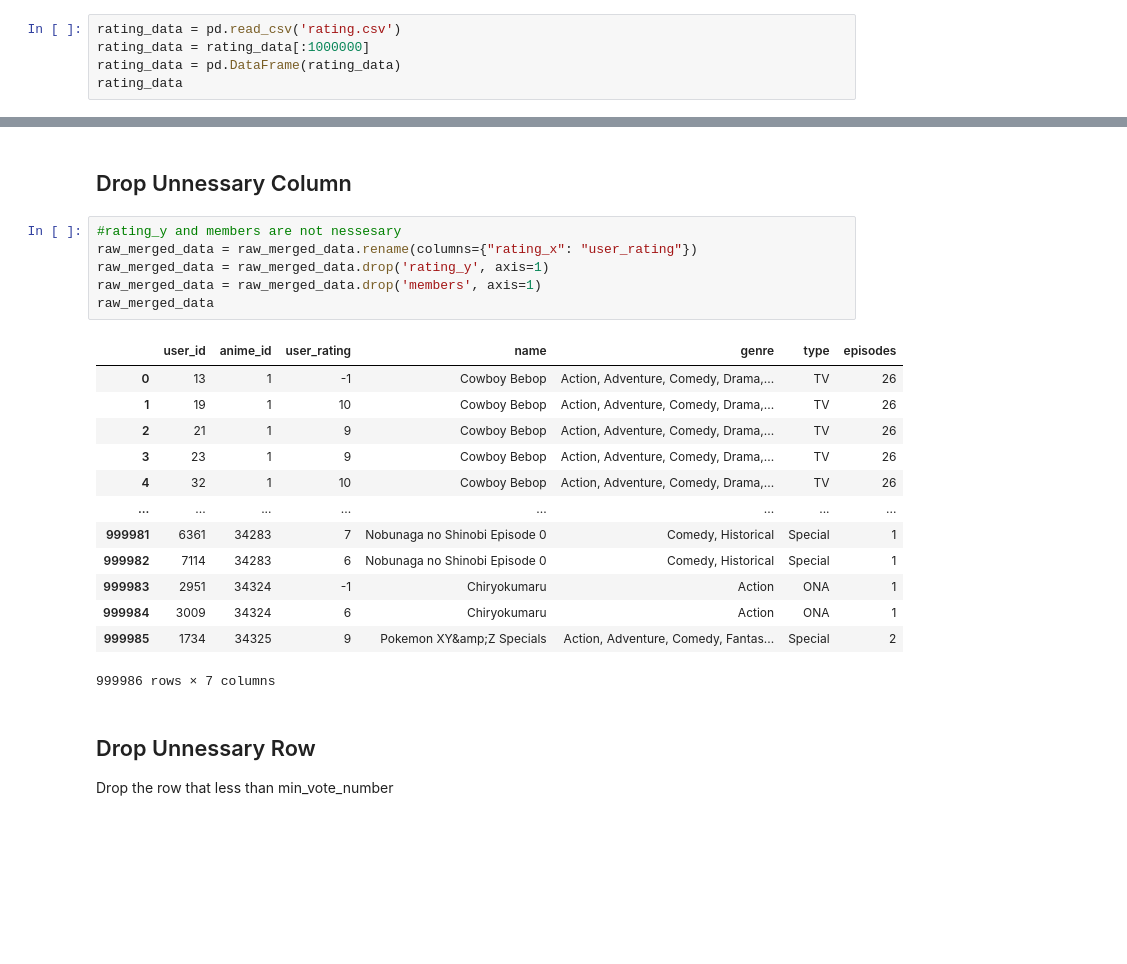
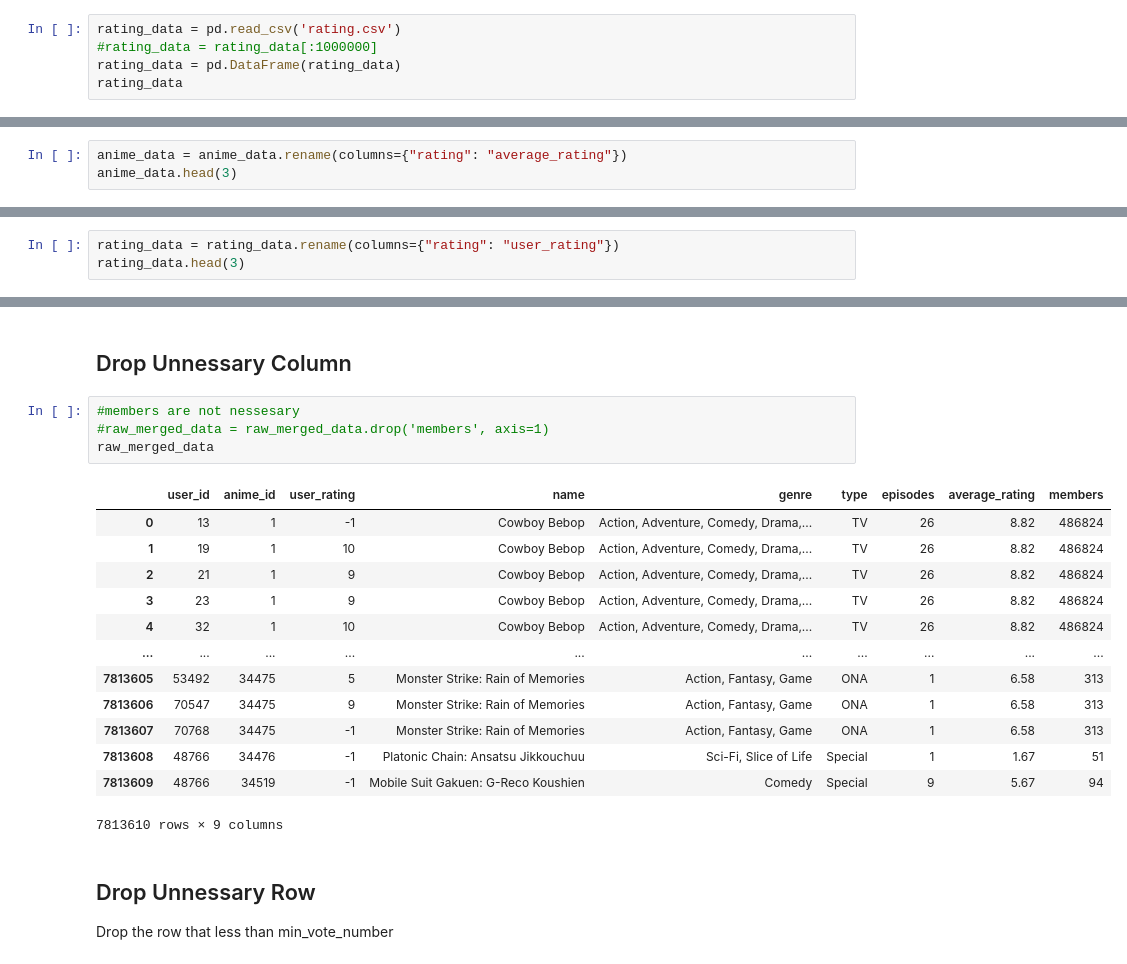
Before and after one commit to englip2002/AnimeRecommenderSystem, a Jupyter notebook: HybridRecommender.ipynb, the cells around one changed output, grey strips where cells are left out. Saved outputs shown, nothing was run; the diff lists cells and outputs as text; blank space fills up the shorter version.

```diff
--- a/HybridRecommender.ipynb
+++ b/HybridRecommender.ipynb
@@ -44,7 +44,7 @@ anime_data
 12294 rows × 7 columns
 # %%
 rating_data = pd.read_csv('rating.csv')
-rating_data = rating_data[:1000000]
+#rating_data = rating_data[:1000000]
 rating_data = pd.DataFrame(rating_data)
 rating_data
 # %% [output]
@@ -116,0 +120,3 @@ memory usage: 22.9 MB
+# %%
+anime_data = anime_data.rename(columns={"rating": "average_rating"})
+anime_data.head(3)
@@ -116,0 +128,3 @@ memory usage: 22.9 MB
+# %%
+rating_data = rating_data.rename(columns={"rating": "user_rating"})
+rating_data.head(3)
@@ -190,25 +209,23 @@ raw_merged_data
 # %% [markdown]
 ## Drop Unnessary Column
 # %%
-#rating_y and members are not nessesary
-raw_merged_data = raw_merged_data.rename(columns={"rating_x": "user_rating"})
-raw_merged_data = raw_merged_data.drop('rating_y', axis=1)
-raw_merged_data = raw_merged_data.drop('members', axis=1)
+#members are not nessesary
+#raw_merged_data = raw_merged_data.drop('members', axis=1)
 raw_merged_data
 # %% [output]
-|  | user_id | anime_id | user_rating | name | genre | type | episodes |
-| 0 | 13 | 1 | -1 | Cowboy Bebop | Action, Adventure, Comedy, Drama,... | TV | 26 |
-| 1 | 19 | 1 | 10 | Cowboy Bebop | Action, Adventure, Comedy, Drama,... | TV | 26 |
-| 2 | 21 | 1 | 9 | Cowboy Bebop | Action, Adventure, Comedy, Drama,... | TV | 26 |
-| 3 | 23 | 1 | 9 | Cowboy Bebop | Action, Adventure, Comedy, Drama,... | TV | 26 |
-| 4 | 32 | 1 | 10 | Cowboy Bebop | Action, Adventure, Comedy, Drama,... | TV | 26 |
-| ... | ... | ... | ... | ... | ... | ... | ... |
-| 999981 | 6361 | 34283 | 7 | Nobunaga no Shinobi Episode 0 | Comedy, Historical | Special | 1 |
-| 999982 | 7114 | 34283 | 6 | Nobunaga no Shinobi Episode 0 | Comedy, Historical | Special | 1 |
-| 999983 | 2951 | 34324 | -1 | Chiryokumaru | Action | ONA | 1 |
-| 999984 | 3009 | 34324 | 6 | Chiryokumaru | Action | ONA | 1 |
-| 999985 | 1734 | 34325 | 9 | Pokemon XY&amp;Z Specials | Action, Adventure, Comedy, Fantas... | Special | 2 |
+|  | user_id | anime_id | user_rating | name | genre | type | episodes | average_rating | members |
+| 0 | 13 | 1 | -1 | Cowboy Bebop | Action, Adventure, Comedy, Drama,... | TV | 26 | 8.82 | 486824 |
+| 1 | 19 | 1 | 10 | Cowboy Bebop | Action, Adventure, Comedy, Drama,... | TV | 26 | 8.82 | 486824 |
+| 2 | 21 | 1 | 9 | Cowboy Bebop | Action, Adventure, Comedy, Drama,... | TV | 26 | 8.82 | 486824 |
+| 3 | 23 | 1 | 9 | Cowboy Bebop | Action, Adventure, Comedy, Drama,... | TV | 26 | 8.82 | 486824 |
+| 4 | 32 | 1 | 10 | Cowboy Bebop | Action, Adventure, Comedy, Drama,... | TV | 26 | 8.82 | 486824 |
+| ... | ... | ... | ... | ... | ... | ... | ... | ... | ... |
+| 7813605 | 53492 | 34475 | 5 | Monster Strike: Rain of Memories | Action, Fantasy, Game | ONA | 1 | 6.58 | 313 |
+| 7813606 | 70547 | 34475 | 9 | Monster Strike: Rain of Memories | Action, Fantasy, Game | ONA | 1 | 6.58 | 313 |
+| 7813607 | 70768 | 34475 | -1 | Monster Strike: Rain of Memories | Action, Fantasy, Game | ONA | 1 | 6.58 | 313 |
+| 7813608 | 48766 | 34476 | -1 | Platonic Chain: Ansatsu Jikkouchuu | Sci-Fi, Slice of Life | Special | 1 | 1.67 | 51 |
+| 7813609 | 48766 | 34519 | -1 | Mobile Suit Gakuen: G-Reco Koushien | Comedy | Special | 9 | 5.67 | 94 |
-999986 rows × 7 columns
+7813610 rows × 9 columns
 # %% [markdown]
 ## Drop Unnessary Row
 Drop the row that less than min_vote_number
```
Also changed, not shown: parts of 37 cells of this notebook.
